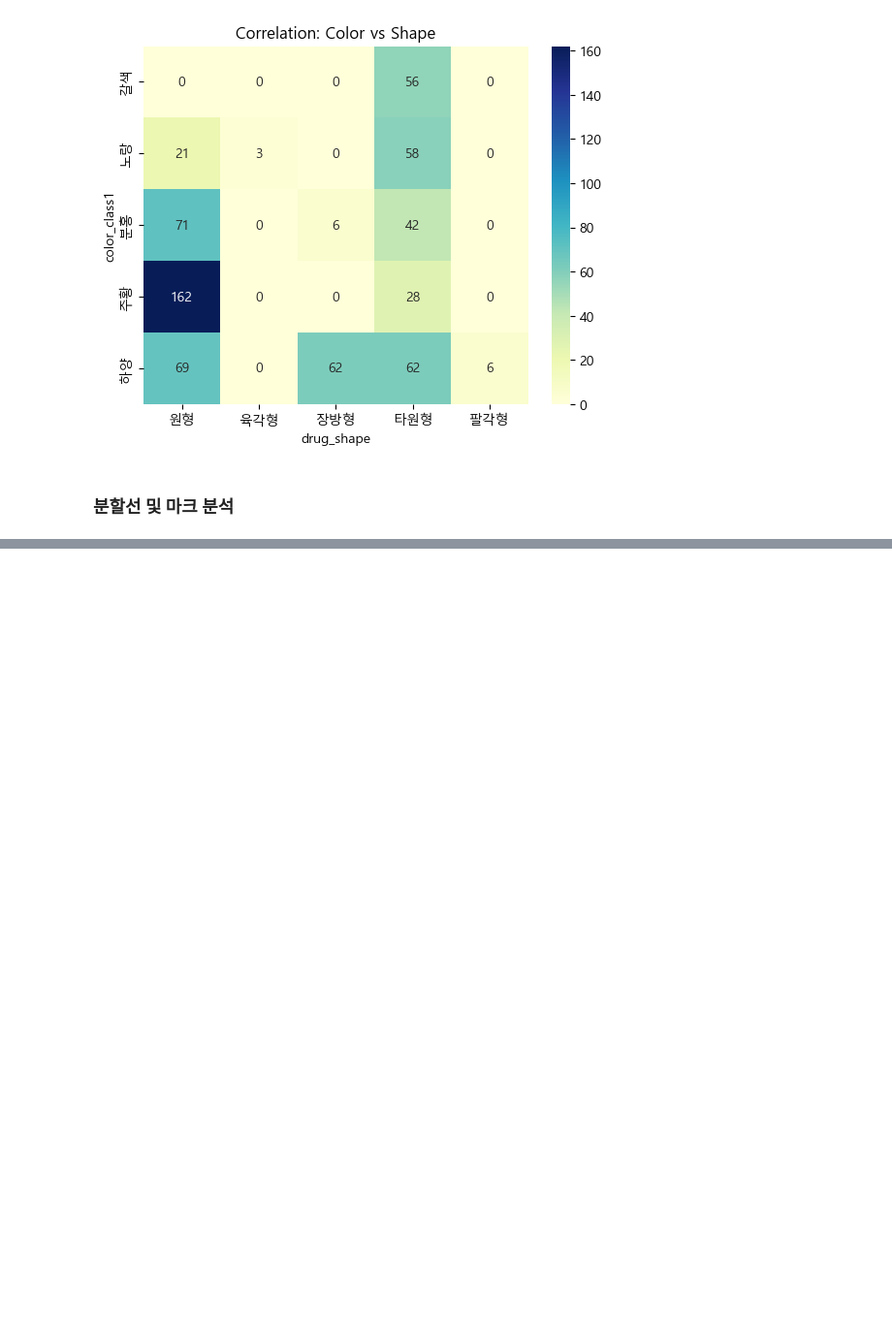
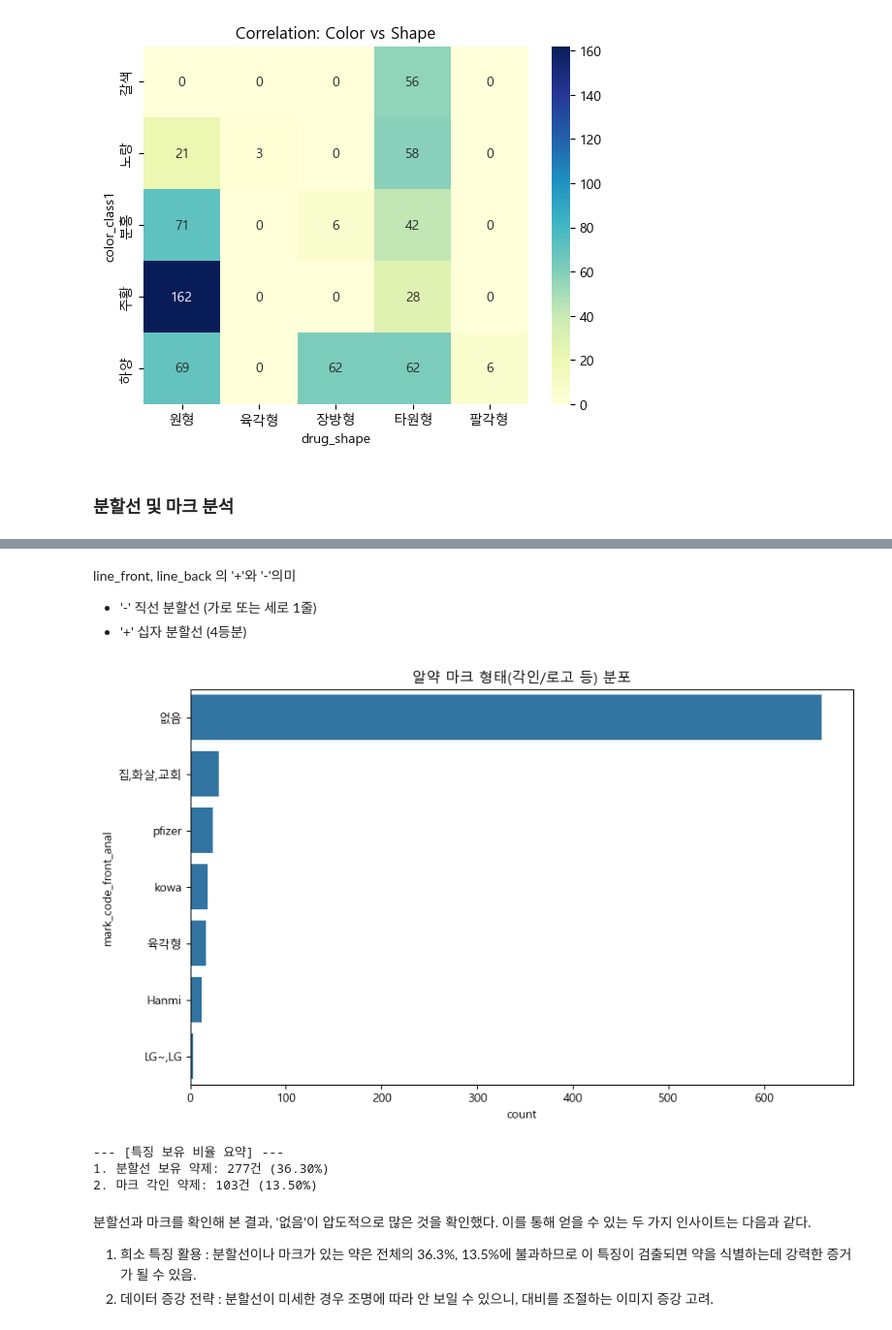
Before and after one commit to ikstre/AI_Model_for_Detecting_Oral_Medication_Tablets, a Jupyter notebook: eda-pill(chan).ipynb, the cells around one changed output, grey strips where cells are left out. Shown at 97% size. Drawn from its saved outputs; the diff is of its cells as text; code cells hidden in the pictures; blank space fills up the shorter version.

```diff
--- a/eda-pill(chan).ipynb
+++ b/eda-pill(chan).ipynb
@@ -452,0 +517,41 @@ df_line_mark = df_total[line_mark_cols].copy()
+# %% [markdown]
+line_front, line_back 의 '+'와 '-'의미
+- '-' 직선 분할선 (가로 또는 세로 1줄)
+- '+' 십자 분할선 (4등분)
+# %%
+# 마크(mark_code_anal)가 글자인지 로고인지 확인
+df_line['mark_code_front_anal'] = df_line['mark_code_front_anal'].replace(['', 'nan', None], '없음')
+plt.figure(figsize=(10, 6))
+sns.countplot(data=df_line, y='mark_code_front_anal',
+              order=df_line['mark_code_front_anal'].value_counts().index)
+plt.title('알약 마크 형태(각인/로고 등) 분포')
+plt.show()
+# %% [output]
+[figure, added]
+# %%
+# 분할선 및 마크 보유 비율 분석
+total_count = len(df_total) # 763개 기준
+
+# 1. 분할선 보유 (앞 혹은 뒤에 하나라도 있는 경우)
+has_line = df_total[(df_total['line_front'].isin(['-', '+'])) |
+                    (df_total['line_back'].isin(['-', '+']))]
+line_perc = (len(has_line) / total_count) * 100
+
+# 2. 마크 보유 (앞 혹은 뒤에 각인/로고가 있는 경우)
+# NaN과 'None'을 제외한 실제 값이 있는 경우
+has_mark = df_total[(df_total['mark_code_front_anal'].notna()) &
+                    (~df_total['mark_code_front_anal'].isin(['None', '없음', '']))]
+mark_perc = (len(has_mark) / total_count) * 100
+
+print(f"--- [특징 보유 비율 요약] ---")
+print(f"1. 분할선 보유 약제: {len(has_line)}건 ({line_perc:.2f}%)")
+print(f"2. 마크 각인 약제: {len(has_mark)}건 ({mark_perc:.2f}%)")
+# %% [output]
+--- [특징 보유 비율 요약] ---
+1. 분할선 보유 약제: 277건 (36.30%)
+2. 마크 각인 약제: 103건 (13.50%)
+# %% [markdown]
+분할선과 마크를 확인해 본 결과, '없음'이 압도적으로 많은 것을 확인했다. 이를 통해 얻을 수 있는 두 가지 인사이트는 다음과 같다.
+
+1. 희소 특징 활용 : 분할선이나 마크가 있는 약은 전체의 36.3%, 13.5%에 불과하므로 이 특징이 검출되면 약을 식별하는데 강력한 증거가 될 수 있음.
+2. 데이터 증강 전략 : 분할선이 미세한 경우 조명에 따라 안 보일 수 있으니, 대비를 조절하는 이미지 증강 고려.
```
Also changed, not shown: parts of 4 cells of this notebook.
